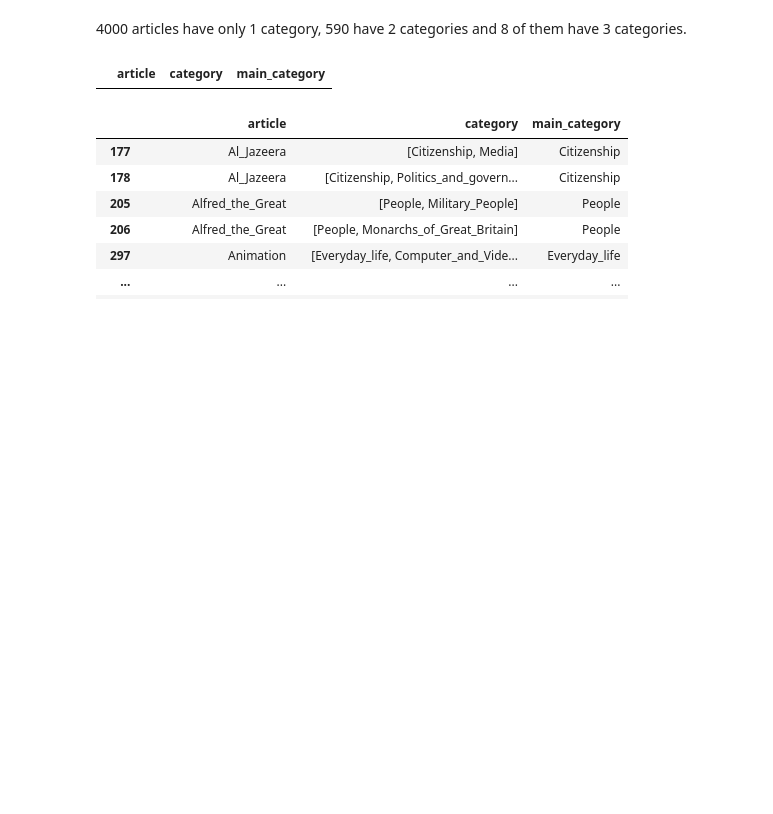
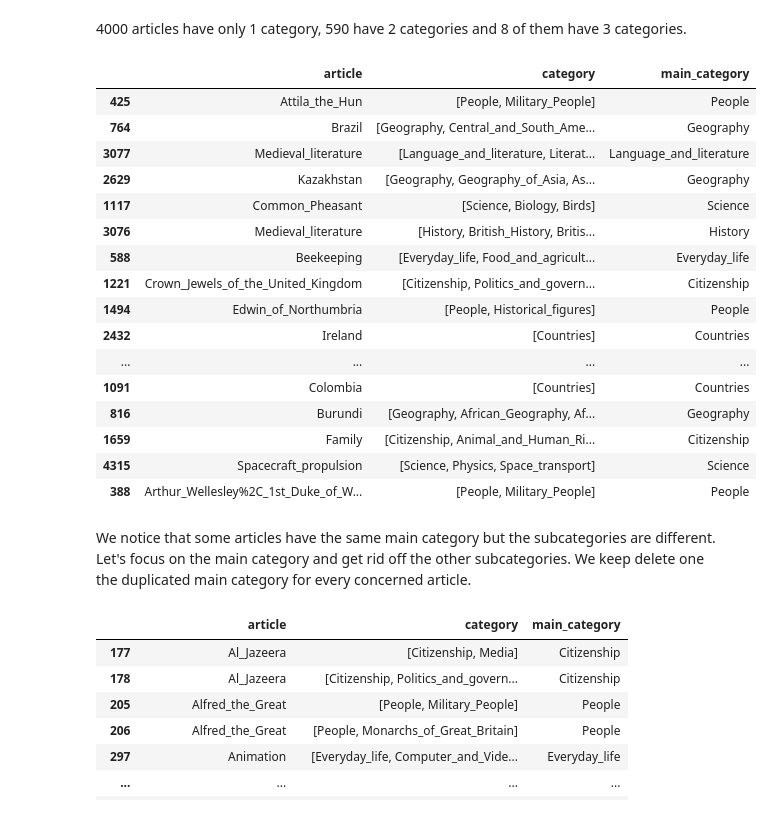
Before and after one commit to epfl-ada/ada-2024-project-outlier-1, a Jupyter notebook: part1_results.ipynb, the cells around one changed output. Saved outputs shown, nothing was run; the diff lists cells and outputs as text; code cells hidden in the pictures; blank space fills up the shorter version.

```diff
--- a/part1_results.ipynb
+++ b/part1_results.ipynb
@@ -66,10 +76,28 @@ Name: count, dtype: int64
 # %% [markdown]
 4000 articles have only 1 category, 590 have 2 categories and 8 of them have 3 categories.
 # %%
-categories_duplicated = categories.loc[categories.index.duplicated(keep=False)]
-categories_duplicated
+categories_duplicated = categories.loc[categories.article.duplicated(keep=False)]
+categories_duplicated.sample(20)
 # %% [output]
 |  | article | category | main_category |
+| 425 | Attila_the_Hun | [People, Military_People] | People |
+| 764 | Brazil | [Geography, Central_and_South_Ame... | Geography |
+| 3077 | Medieval_literature | [Language_and_literature, Literat... | Language_and_literature |
+| 2629 | Kazakhstan | [Geography, Geography_of_Asia, As... | Geography |
+| 1117 | Common_Pheasant | [Science, Biology, Birds] | Science |
+| 3076 | Medieval_literature | [History, British_History, Britis... | History |
+| 588 | Beekeeping | [Everyday_life, Food_and_agricult... | Everyday_life |
+| 1221 | Crown_Jewels_of_the_United_Kingdom | [Citizenship, Politics_and_govern... | Citizenship |
+| 1494 | Edwin_of_Northumbria | [People, Historical_figures] | People |
+| 2432 | Ireland | [Countries] | Countries |
+| ... | ... | ... | ... |
+| 1091 | Colombia | [Countries] | Countries |
+| 816 | Burundi | [Geography, African_Geography, Af... | Geography |
+| 1659 | Family | [Citizenship, Animal_and_Human_Ri... | Citizenship |
+| 4315 | Spacecraft_propulsion | [Science, Physics, Space_transport] | Science |
+| 388 | Arthur_Wellesley%2C_1st_Duke_of_W... | [People, Military_People] | People |
+# %% [markdown]
+We notice that some articles have the same main category but the subcategories are different. Let's focus on the main category and get rid off the other subcategories. We keep delete one the duplicated main category for every concerned article.
 # %%
 categories.loc[categories[['article', 'main_category']].duplicated(keep=False)]
 # %% [output]
```
Also changed, not shown: parts of 94 cells of this notebook, 2 other files.
